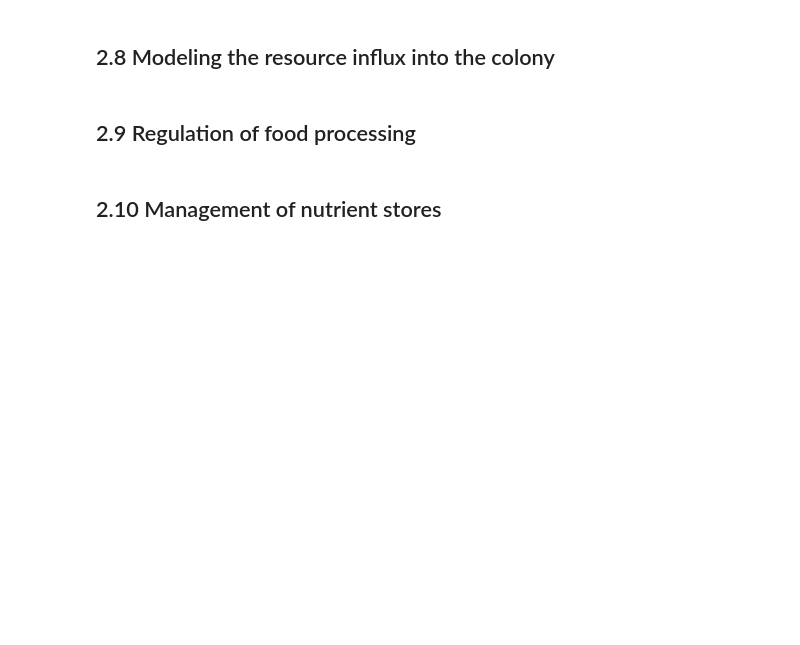
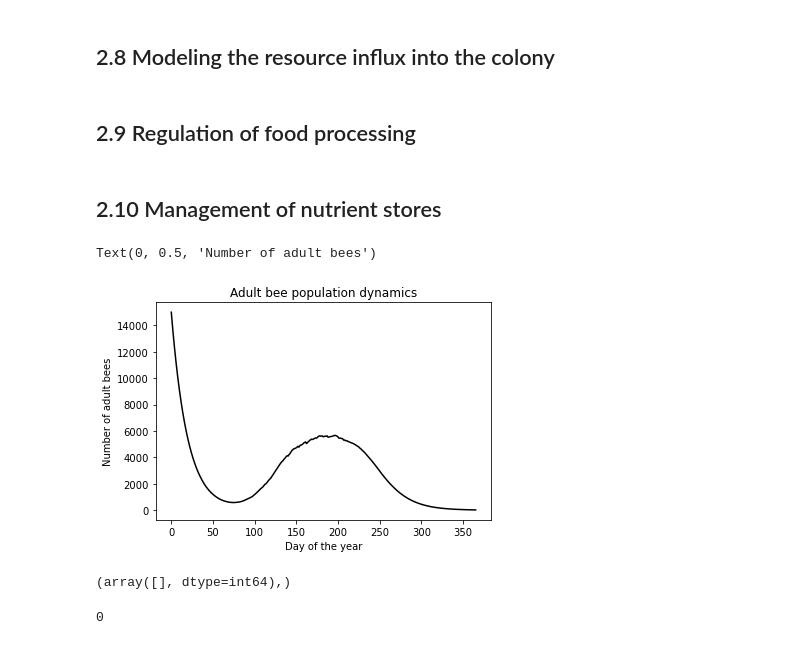
Before and after one commit to CharlieChanMeyer/HoPoMo, a Jupyter notebook: Equations.ipynb, the cells around one changed output. Drawn from its saved outputs; the diff is of its cells as text; code cells hidden in the pictures; blank space fills up the shorter version.

```diff
--- a/Equations.ipynb
+++ b/Equations.ipynb
@@ -677,0 +957,18 @@ print(STOREShoney(1))
+# %%
+t = np.arange(366)
+#plt.legend(loc = 'upper right')
+plt.plot(t, BEESadultArray,color = 'black', label = 'Model')
+plt.title('Adult bee population dynamics')
+plt.xlabel('Day of the year')
+plt.ylabel('Number of adult bees')
+# %% [output]
+Text(0, 0.5, 'Number of adult bees')
+[figure, added]
+# %%
+np.where(BEESadultArray<0)
+# %% [output]
+(array([], dtype=int64),)
+# %%
+PUPAE(LIFESPANpupa, 0)
+# %% [output]
+0
```
Also changed, not shown: parts of 71 cells of this notebook.
